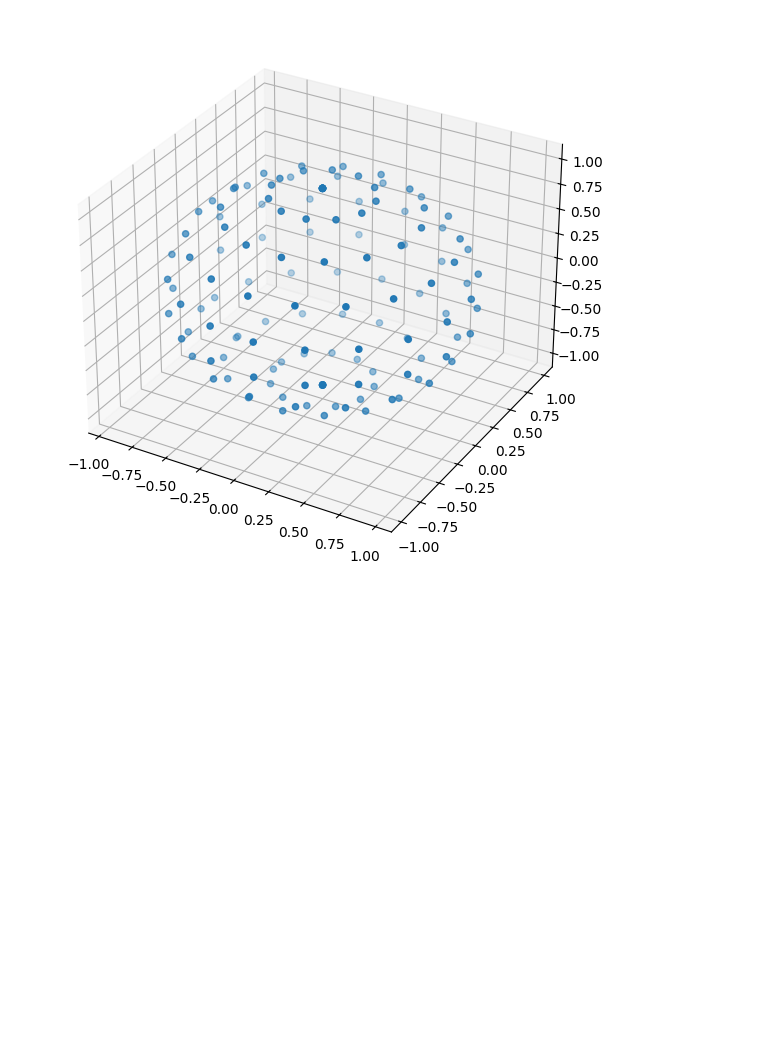
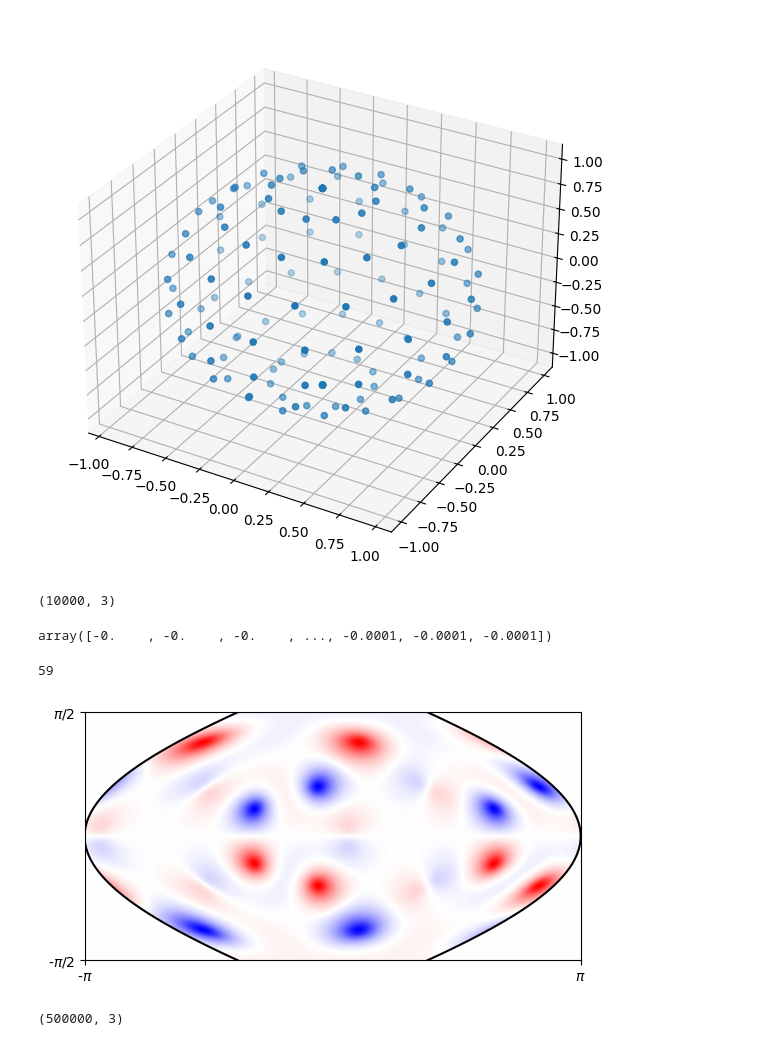
Before and after one commit to qmlCoder/pywfn, a Jupyter notebook: protos/地图映射.ipynb, the cells around one changed output. Drawn from its saved outputs; the diff is of its cells as text; code cells hidden in the pictures; blank space fills up the shorter version.

```diff
--- a/protos/地图映射.ipynb
+++ b/protos/地图映射.ipynb
@@ -15,7 +15,7 @@ def meshgrid(xs,ys):
     return xs,ys
 
 def sph_c2d(ts,ps):
-    """球型坐标转2D坐标"""
+    """球谐坐标转2D坐标"""
     xs=[]
     ys=[]
     for t,p in zip(ts,ps):
@@ -28,7 +28,7 @@ def sph_c2d(ts,ps):
     return xs,ys
 
 def c2d_sph(xs,ys):
-    """2D坐标转球型坐标"""
+    """2D坐标转球谐坐标"""
     ts=[]
     ps=[]
     for i,y in enumerate(ys):
@@ -45,7 +45,7 @@ def c2d_sph(xs,ys):
     return ts,ps
 
 def sph_c3d(ts,ps,r=1):
-    """球型坐标转3D坐标"""
+    """球谐坐标转3D坐标"""
     xs=np.cos(ps)*np.cos(ts)*r
     ys=np.cos(ps)*np.sin(ts)*r
     zs=np.sin(ps)*r
@@ -93,0 +101,72 @@ ax.scatter(xs,ys,zs)
+# %%
+path="D:\gfile\pywfn\C20_t.log"
+mol=Mol(LogReader(path))
+ts=np.linspace(0,2*np.pi,100)
+ps=np.linspace(-np.pi/2,np.pi/2,100)
+ts,ps=meshgrid(ts,ps)
+xs,ys,zs=sph_c3d(ts,ps)
+wfnCaler=wfnfunc.Calculator(mol)
+grids=np.array([xs,ys,zs]).T
+print(grids.shape)
+wfnCaler.set_grid(grids)
+wfnCaler.obtWfn(0)
+# %% [output]
+(10000, 3)
+array([-0.    , -0.    , -0.    , ..., -0.0001, -0.0001, -0.0001])
+# %%
+import matplotlib.pyplot as plt
+
+# plt.contourf(matrix,cmap='bwr',levels=100)
+S=0.75
+nx,ny=1000,500
+xs=np.concatenate([np.ones(100)*-np.pi,np.ones(100)*np.pi])
+ys=np.concatenate([np.linspace(-np.pi/2,np.pi/2,100),np.linspace(-np.pi/2,np.pi/2,100)])
+xs*=np.cos(S*ys)
+xs/=np.pi*2
+ys/=np.pi
+xs+=0.5
+ys+=0.5
+
+for i in range(59,60):
+    matrix=wfnCaler.sph_2DWfn(2.14/0.529177,i)
+    vm=np.max(np.abs(matrix))
+    plt.imshow(matrix,cmap='bwr',vmin=-vm,vmax=vm)
+    plt.xticks([0,nx],['-$\pi$','$\pi$'])
+    plt.yticks([0,ny],['-$\pi$/2','$\pi$/2'])
+    plt.plot(xs[:100]*nx,ys[:100]*ny,color='black')
+    plt.plot(xs[100:]*nx,ys[100:]*ny,color='black')
+    plt.xlim(0,nx)
+    plt.ylim(0,ny)
+    plt.savefig(f'fig{i:0>2}.png',dpi=300,bbox_inches='tight')
+    print(i)
+# %% [output]
+59
+[figure, added]
+# %%
+import numpy as np
+R=2.14/0.529177
+R=2.29/0.529177
+nx=1000
+ny=500
+# 地图坐标
+xr=np.linspace(-2*R*2**0.5,2*R*2**0.5,nx)
+yr=np.linspace(-R*2**0.5,R*2**0.5,ny)
+xs,ys=np.meshgrid(xr,yr)
+xs=xs.flatten()
+ys=ys.flatten()
+# 经纬度
+theta=np.arcsin(ys/(R*2**0.5))
+lons=np.pi*xs/(2*R*2**0.5*np.cos(theta)) # 经度
+lots=np.arcsin((2*theta+np.sin(2*theta))/np.pi) # 纬度
+bxs=R*2*2**0.5/np.pi*np.cos(theta)
+
+# 三维空间坐标
+grids=np.zeros(shape=(nx*ny,3))
+grids[:,1]=R*np.sin(lots) # y轴作为南北极
+
+grids[:,0]=R*np.cos(lots)*np.cos(lons)
+grids[:,2]=R*np.cos(lots)*np.sin(lons)
+idx=np.argwhere(np.logical_or(lons>np.pi,lons<-np.pi)) # 不符合条件的角度找出来
+grids.shape
+# %% [output]
+(500000, 3)
```
Also changed, not shown: parts of 6 cells of this notebook, 41 other files.
